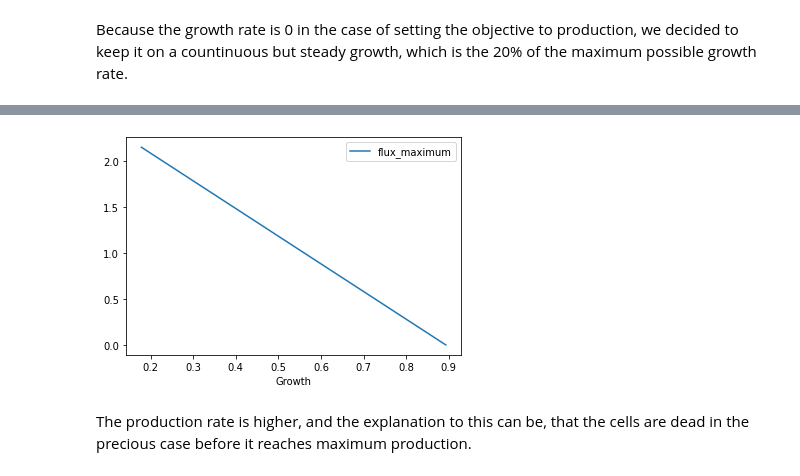
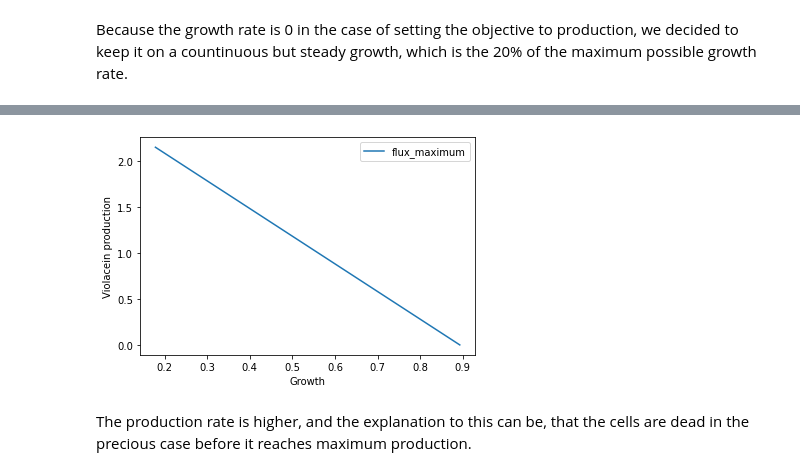
Before and after one commit to 27410/group-assignment-2021-group_1_vibrio_natriegens_2021, a Jupyter notebook: Phenotypic_phase_planes_plotting.ipynb, the cells around one changed output, grey strips where cells are left out. Drawn from its saved outputs; the diff is of its cells as text; code cells hidden in the pictures.

```diff
--- a/Phenotypic_phase_planes_plotting.ipynb
+++ b/Phenotypic_phase_planes_plotting.ipynb
@@ -371,7 +380,8 @@ with model_M9_vio_fad:
     maxvio = round(ppp_o2_M9.flux_maximum[ppp_o2_M9.flux_maximum.idxmax()], 4)
     v = ppp_o2_M9.EX_o2_e[round(ppp_o2_M9.flux_maximum,4) == maxvio]
 
-    print('Optimal oxygen uptake rate for growth:', max(v))
+    print('Optimal oxygen uptake rate for growth:', max(v), 'mmol/gDW/h')
     print('Maximum Growth rate:', model_M9_vio_fad.optimize().objective_value, '1/h')
     ppp_o2_M9.plot(x='EX_o2_e', y='flux_maximum')
+    plt.ylabel('Growth')
 # %% [output]
@@ -393,10 +403,11 @@ with model_M9_vio_fad:
                     reactions=[model_M9_vio_fad.reactions.EX_o2_e],
                     objective=model_M9_vio_fad.reactions.Violacein)
 
-    maxvio = round(ppp_o2_M9.flux_maximum[ppp_o2_M9.flux_maximum.idxmax()], 4)
-    v = ppp_o2_M9.EX_o2_e[round(ppp_o2_M9.flux_maximum,4) == maxvio]
+    maxvio = round(ppp_o2_M9_vio.flux_maximum[ppp_o2_M9_vio.flux_maximum.idxmax()], 4)
+    v = ppp_o2_M9_vio.EX_o2_e[round(ppp_o2_M9_vio.flux_maximum,4) == maxvio]
 
-    print('Optimal oxygen uptake rate for production:', max(v))
+    print('Optimal oxygen uptake rate for production:', max(v), 'mmol/gDW/h')
     print('Maximum production rate:', violacein_production, '1/h')
     ppp_o2_M9_vio.plot(x='EX_o2_e', y='flux_maximum')
+    plt.ylabel('Violacein production')
 # %% [output]
@@ -422,7 +433,8 @@ with model_M9_vio_fad:
     maxvio = round(ppp_Growth_M9.flux_maximum[ppp_Growth_M9.flux_maximum.idxmax()], 4)
     v = ppp_Growth_M9.Growth[round(ppp_Growth_M9.flux_maximum,4) == maxvio]
 
-    print('Growth rate:', max(v))
+    print('Growth rate at the maximum production reached:', max(v), 'mmol/gDW/h')
     print('Maximum production rate:', violacein_production, '1/h')
     ppp_Growth_M9.plot(x='Growth', y='flux_maximum')
+    plt.ylabel('Violacein production')
 # %% [output]
@@ -446,7 +458,8 @@ with model_M9_vio_fad:
     maxvio = round(ppp_Growth_M9.flux_maximum[ppp_Growth_M9.flux_maximum.idxmax()], 4)
     v = ppp_Growth_M9.Growth[round(ppp_Growth_M9.flux_maximum,4) == maxvio]
 
-    print('Growth rate:', max(v))
+    print('Growth rate at the maximum production reached:', max(v), 'mmol/gDW/h')
     print('Maximum production rate:', violacein_production, '1/h')
     ppp_Growth_M9.plot(x='Growth', y='flux_maximum')
+    plt.ylabel('Violacein production')
 # %% [output]
@@ -477,7 +490,8 @@ with model_M9_vio_fad:
     maxvio = round(ppp_Growth_M9.flux_maximum[ppp_Growth_M9.flux_maximum.idxmax()], 4)
     v = ppp_Growth_M9.Growth[round(ppp_Growth_M9.flux_maximum,4) == maxvio]
 
-    print('Growth rate:', max(v))
+    print('Growth rate at the maximum production with 20% minimum growth:', max(v), 'mmol/gDW/h')
     print('Maximum production rate:', model_M9_vio_fad.optimize().objective_value, '1/h')
     ppp_Growth_M9.plot(x='Growth', y='flux_maximum')
+    plt.ylabel('Violacein production')
 # %% [output]
@@ -486,3 +500,3 @@ Maximum production rate: 2.1538461538461973 1/h
-[figure, old version]
+[figure, new version]
 # %% [markdown]
 The production rate is higher, and the explanation to this can be, that the cells are dead in the precious case before it reaches maximum production.
```
Also changed, not shown: parts of 19 cells of this notebook, 1 other file.
